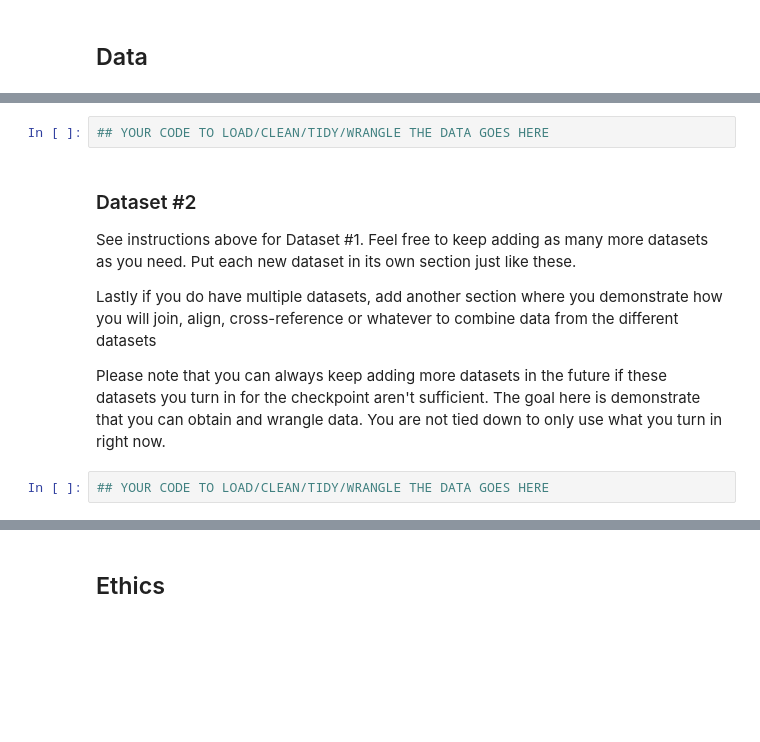
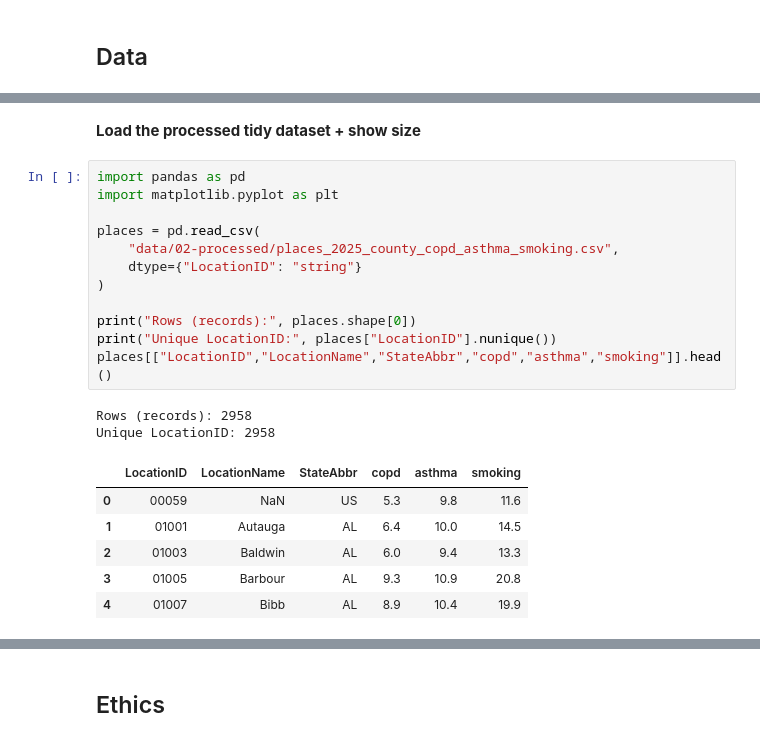
Before and after one commit to COGS108/Group142_WI26, a Jupyter notebook: 01-DataCheckpoint.ipynb, the cells around one changed output, grey strips where cells are left out. Saved outputs shown, nothing was run; the diff lists cells and outputs as text; blank space fills up the shorter version.

```diff
--- a/01-DataCheckpoint.ipynb
+++ b/01-DataCheckpoint.ipynb
@@ -226,12 +169,23 @@ Instructions:
-# %%
-## YOUR CODE TO LOAD/CLEAN/TIDY/WRANGLE THE DATA GOES HERE
-# %% [markdown]
-### Dataset #2
-
-See instructions above for Dataset #1.  Feel free to keep adding as many more datasets as you need.  Put each new dataset in its own section just like these.
-
-Lastly if you do have multiple datasets, add another section where you demonstrate how you will join, align, cross-reference or whatever to combine data from the different datasets
-
-Please note that you can always keep adding more datasets in the future if these datasets you turn in for the checkpoint aren't sufficient.  The goal here is demonstrate that you can obtain and wrangle data.  You are not tied down to only use what you turn in right now.
-# %%
-## YOUR CODE TO LOAD/CLEAN/TIDY/WRANGLE THE DATA GOES HERE
+# %% [markdown]
+**Load the processed tidy dataset + show size**
+# %%
+import pandas as pd
+import matplotlib.pyplot as plt
+
+places = pd.read_csv(
+    "data/02-processed/places_2025_county_copd_asthma_smoking.csv",
+    dtype={"LocationID": "string"}
+)
+
+print("Rows (records):", places.shape[0])
+print("Unique LocationID:", places["LocationID"].nunique())
+places[["LocationID","LocationName","StateAbbr","copd","asthma","smoking"]].head()
+# %% [output]
+Rows (records): 2958
+Unique LocationID: 2958
+|  | LocationID | LocationName | StateAbbr | copd | asthma | smoking |
+| 0 | 00059 | NaN | US | 5.3 | 9.8 | 11.6 |
+| 1 | 01001 | Autauga | AL | 6.4 | 10.0 | 14.5 |
+| 2 | 01003 | Baldwin | AL | 6.0 | 9.4 | 13.3 |
+| 3 | 01005 | Barbour | AL | 9.3 | 10.9 | 20.8 |
+| 4 | 01007 | Bibb | AL | 8.9 | 10.4 | 19.9 |
```
Also changed, not shown: parts of 23 cells of this notebook.
